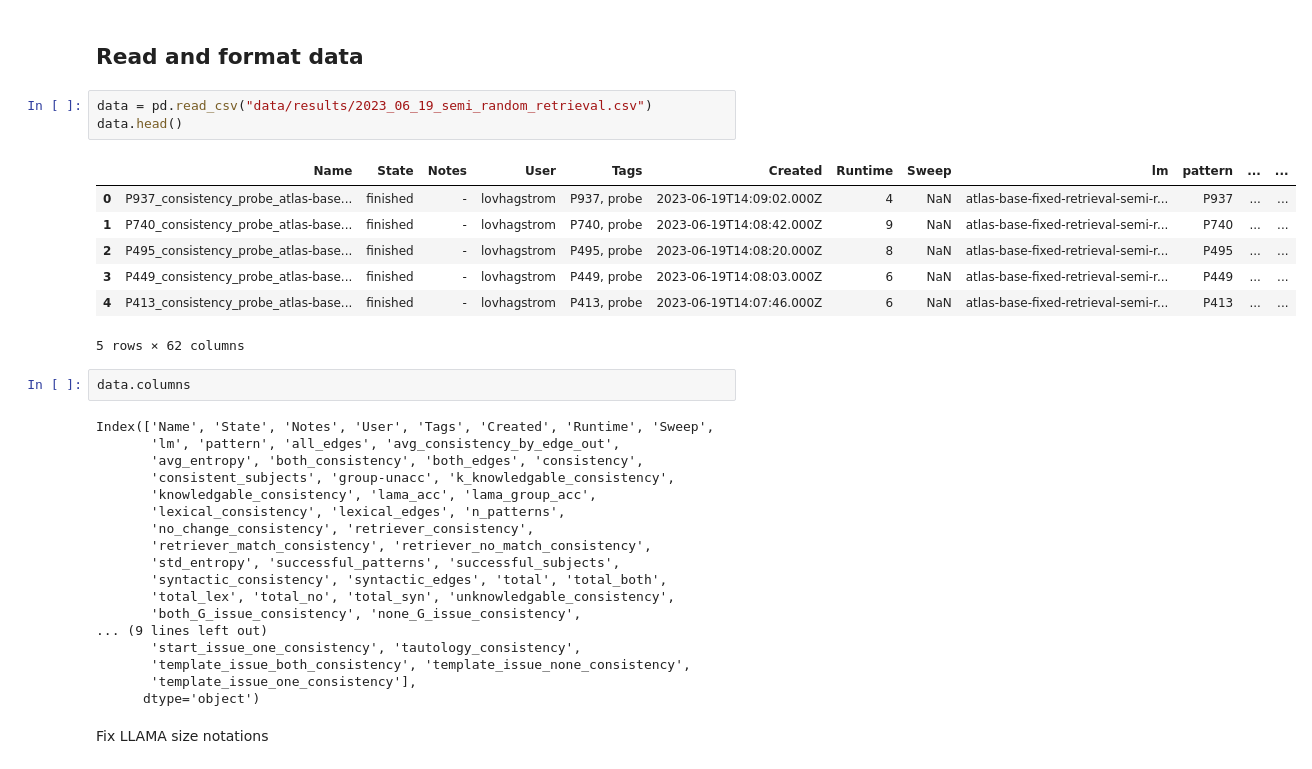
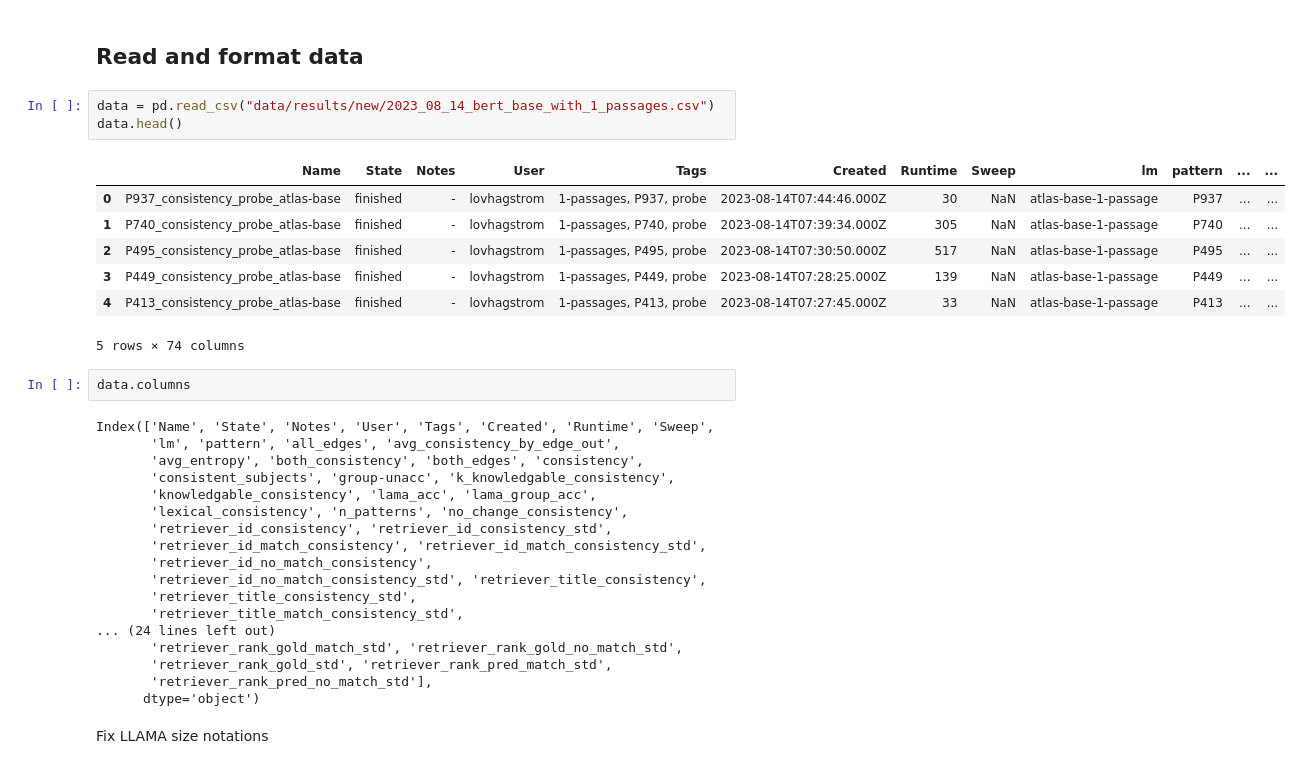
Before and after one commit to killahwhaleX/pararelstar, a Jupyter notebook: generate_result_plots.ipynb, the cells around one changed output. Cells and saved outputs as stored; diff of their text form.

Commit message:
Add results for 1 and 5 retrieved passages

```diff
--- a/generate_result_plots.ipynb
+++ b/generate_result_plots.ipynb
@@ -88,16 +88,16 @@ relations_options_classification = {"ok": ["P17",
 # %% [markdown]
 ## Read and format data
 # %%
-data = pd.read_csv("data/results/2023_06_19_semi_random_retrieval.csv")
+data = pd.read_csv("data/results/new/2023_08_14_bert_base_with_1_passages.csv")
 data.head()
 # %% [output]
 |  | Name | State | Notes | User | Tags | Created | Runtime | Sweep | lm | pattern | ... | ... |
-| 0 | P937_consistency_probe_atlas-base... | finished | - | lovhagstrom | P937, probe | 2023-06-19T14:09:02.000Z | 4 | NaN | atlas-base-fixed-retrieval-semi-r... | P937 | ... | ... |
-| 1 | P740_consistency_probe_atlas-base... | finished | - | lovhagstrom | P740, probe | 2023-06-19T14:08:42.000Z | 9 | NaN | atlas-base-fixed-retrieval-semi-r... | P740 | ... | ... |
-| 2 | P495_consistency_probe_atlas-base... | finished | - | lovhagstrom | P495, probe | 2023-06-19T14:08:20.000Z | 8 | NaN | atlas-base-fixed-retrieval-semi-r... | P495 | ... | ... |
-| 3 | P449_consistency_probe_atlas-base... | finished | - | lovhagstrom | P449, probe | 2023-06-19T14:08:03.000Z | 6 | NaN | atlas-base-fixed-retrieval-semi-r... | P449 | ... | ... |
-| 4 | P413_consistency_probe_atlas-base... | finished | - | lovhagstrom | P413, probe | 2023-06-19T14:07:46.000Z | 6 | NaN | atlas-base-fixed-retrieval-semi-r... | P413 | ... | ... |
+| 0 | P937_consistency_probe_atlas-base | finished | - | lovhagstrom | 1-passages, P937, probe | 2023-08-14T07:44:46.000Z | 30 | NaN | atlas-base-1-passage | P937 | ... | ... |
+| 1 | P740_consistency_probe_atlas-base | finished | - | lovhagstrom | 1-passages, P740, probe | 2023-08-14T07:39:34.000Z | 305 | NaN | atlas-base-1-passage | P740 | ... | ... |
+| 2 | P495_consistency_probe_atlas-base | finished | - | lovhagstrom | 1-passages, P495, probe | 2023-08-14T07:30:50.000Z | 517 | NaN | atlas-base-1-passage | P495 | ... | ... |
+| 3 | P449_consistency_probe_atlas-base | finished | - | lovhagstrom | 1-passages, P449, probe | 2023-08-14T07:28:25.000Z | 139 | NaN | atlas-base-1-passage | P449 | ... | ... |
+| 4 | P413_consistency_probe_atlas-base | finished | - | lovhagstrom | 1-passages, P413, probe | 2023-08-14T07:27:45.000Z | 33 | NaN | atlas-base-1-passage | P413 | ... | ... |
-5 rows × 62 columns
+5 rows × 74 columns
 # %%
 data.columns
 # %% [output]
@@ -106,17 +106,17 @@ Index(['Name', 'State', 'Notes', 'User', 'Tags', 'Created', 'Runtime', 'Sweep',
        'avg_entropy', 'both_consistency', 'both_edges', 'consistency',
        'consistent_subjects', 'group-unacc', 'k_knowledgable_consistency',
        'knowledgable_consistency', 'lama_acc', 'lama_group_acc',
-       'lexical_consistency', 'lexical_edges', 'n_patterns',
-       'no_change_consistency', 'retriever_consistency',
-       'retriever_match_consistency', 'retriever_no_match_consistency',
-       'std_entropy', 'successful_patterns', 'successful_subjects',
-       'syntactic_consistency', 'syntactic_edges', 'total', 'total_both',
-       'total_lex', 'total_no', 'total_syn', 'unknowledgable_consistency',
-       'both_G_issue_consistency', 'none_G_issue_consistency',
-... (9 lines left out)
-       'start_issue_one_consistency', 'tautology_consistency',
-       'template_issue_both_consistency', 'template_issue_none_consistency',
-       'template_issue_one_consistency'],
+       'lexical_consistency', 'n_patterns', 'no_change_consistency',
+       'retriever_id_consistency', 'retriever_id_consistency_std',
+       'retriever_id_match_consistency', 'retriever_id_match_consistency_std',
+       'retriever_id_no_match_consistency',
+       'retriever_id_no_match_consistency_std', 'retriever_title_consistency',
+       'retriever_title_consistency_std',
+       'retriever_title_match_consistency_std',
+... (24 lines left out)
+       'retriever_rank_gold_match_std', 'retriever_rank_gold_no_match_std',
+       'retriever_rank_gold_std', 'retriever_rank_pred_match_std',
+       'retriever_rank_pred_no_match_std'],
       dtype='object')
 # %% [markdown]
 Fix LLAMA size notations
```
Also changed, not shown: parts of 15 cells of this notebook.
